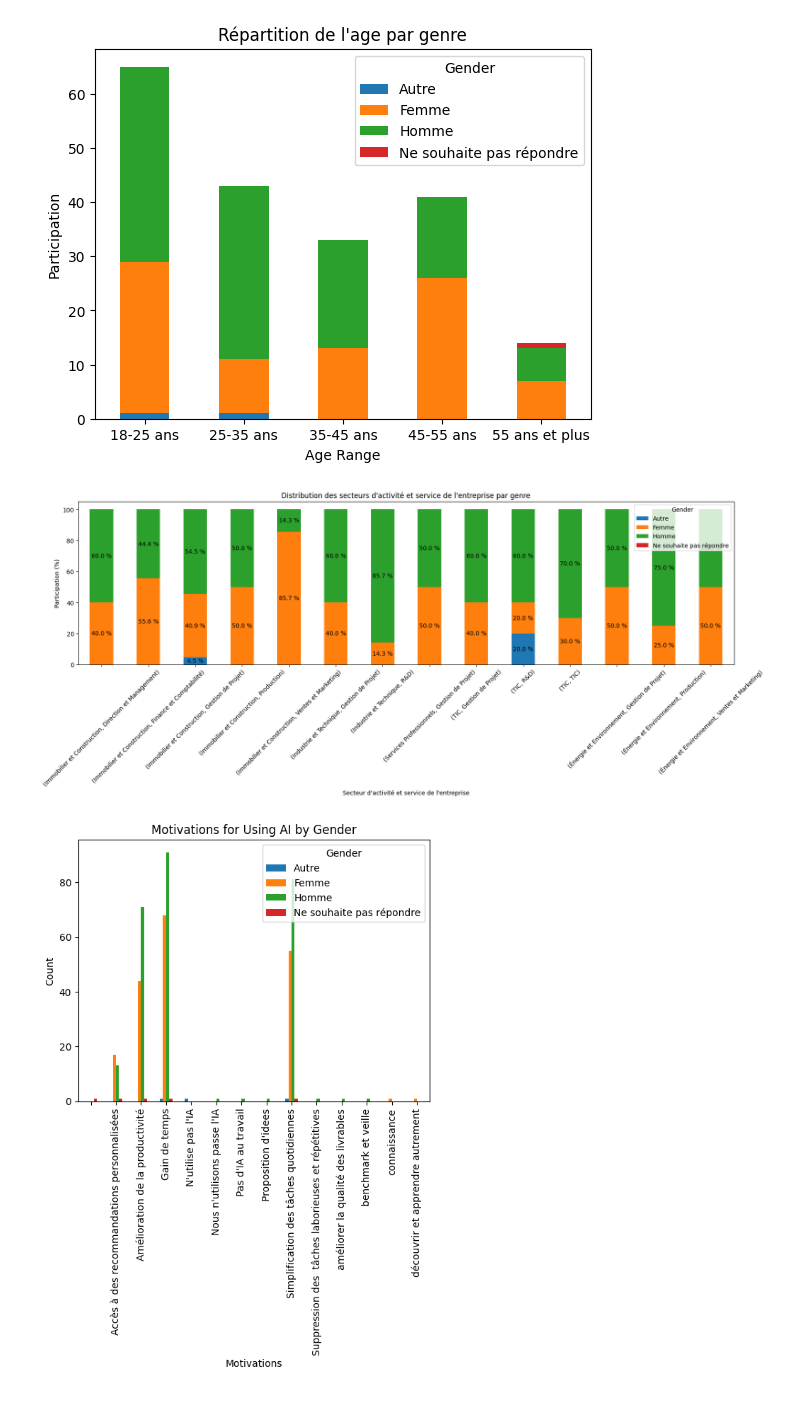
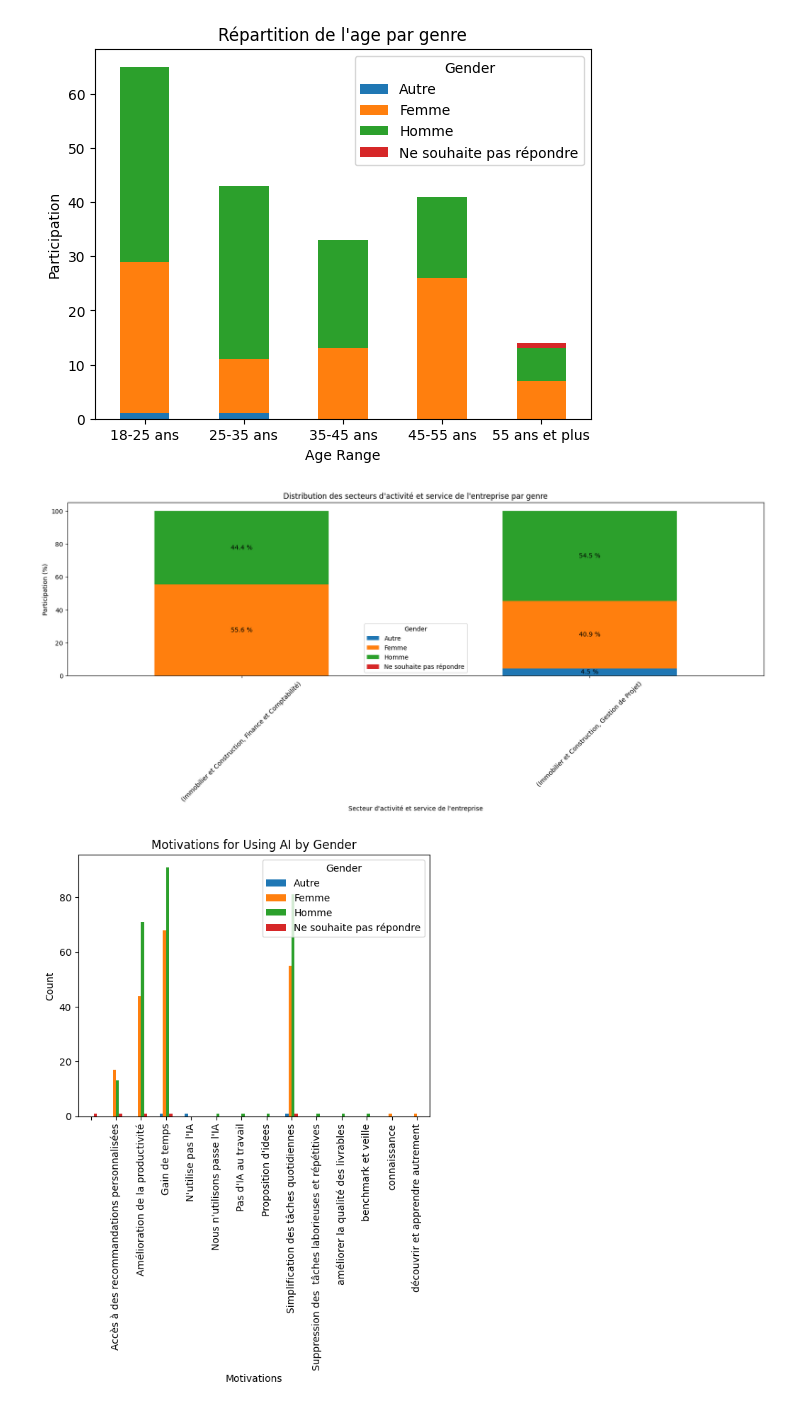
Before and after one commit to QuentinDstl/survey_adoption_by_employees, a Jupyter notebook: src/main.ipynb, the cells around one changed output. Drawn from its saved outputs; the diff is of its cells as text; code cells hidden in the pictures.

```diff
--- a/src/main.ipynb
+++ b/src/main.ipynb
@@ -36,7 +36,7 @@ from matplotlib.colors import LinearSegmentedColormap
 current_file_path = os.path.abspath("main.ipynb")
 current_dir = os.path.dirname(current_file_path)
 # file is in a folder named 'data' in the same folder as the notebook
-data_src_path = os.path.join(current_dir, "data", "survey.csv")
+ai_adoption_survey_src_path = os.path.join(current_dir, "data", "ai_adoption_2024.csv")
 
 #! column name starting with an underscore will be remap in the data cleaning process
 column_names = [
@@ -69,7 +69,7 @@ column_names = [
 ]
 
 df_survey = pd.read_csv(
-  data_src_path,
+  ai_adoption_survey_src_path,
   delimiter=',',
   header=0,
   index_col=False ,
@@ -296,36 +360,36 @@ plt.show()
 # %%
 # 1/3&4 Sector and Departement by Gender
 gender_distribution = df_survey.groupby(['industry_sector', 'company_department', 'gender']).size().unstack()
-MIN_PARTICIPATION_FILTER = 3
+MIN_PARTICIPATION_FILTER = 10
 total_count = gender_distribution.sum(axis=1)
 valid_sectors_departments = total_count[total_count > MIN_PARTICIPATION_FILTER].index
 gender_distribution_filtered = gender_distribution.loc[valid_sectors_departments]
 
 # Calculate percentage
 gender_distribution_percentage = gender_distribution_filtered.div(gender_distribution_filtered.sum(axis=1), axis=0) * 100
 
 # Plot the data
 ax = gender_distribution_percentage.plot(kind='bar', stacked=True, figsize=(20,5))
 plt.title('Distribution des secteurs d\'activité et service de l\'entreprise par genre')
 plt.xlabel('Secteur d\'activité et service de l\'entreprise')
 plt.ylabel('Participation (%)')
 plt.xticks(rotation=45)
 plt.legend(title='Gender')
 
 # Add percentage text on each bar
 for p in ax.patches:
     width, height = p.get_width(), p.get_height()
     x, y = p.get_xy()
     if height > 0:  # Only add text if percentage is greater than 0
         ax.text(x+width/2,
                 y+height/2,
                 '{:.1f} %'.format(height),
                 horizontalalignment='center',
                 verticalalignment='center')
 
 plt.show()
 # %% [output]
-[figure, old version]
+[figure, new version]
 # %%
 # 1/10 Motivations for Using AI by Gender
 # Explode the sets into individual rows
```
Also changed, not shown: parts of 10 cells of this notebook.
